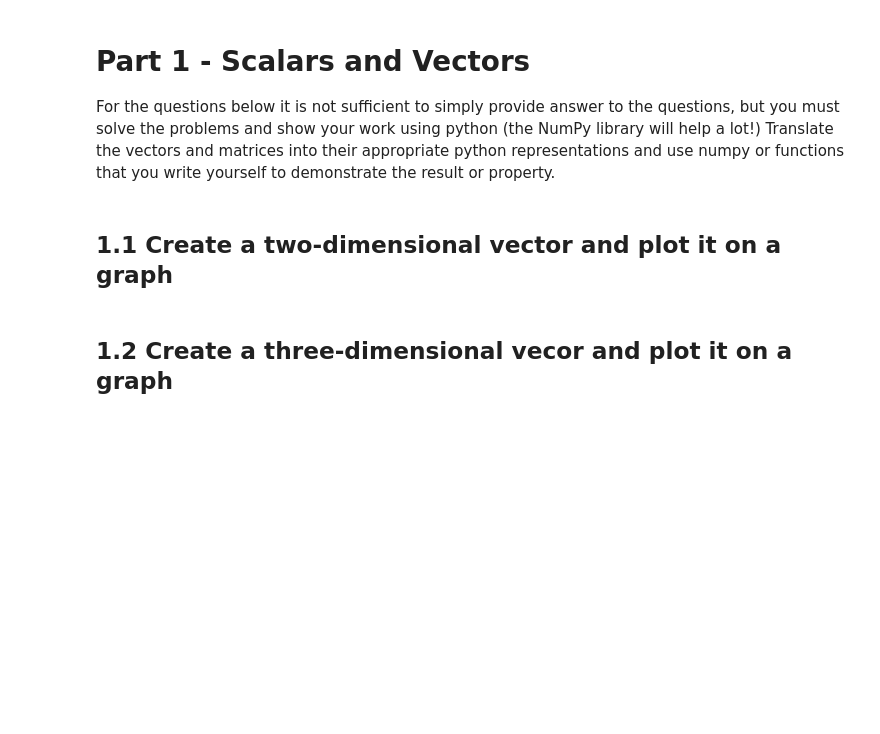
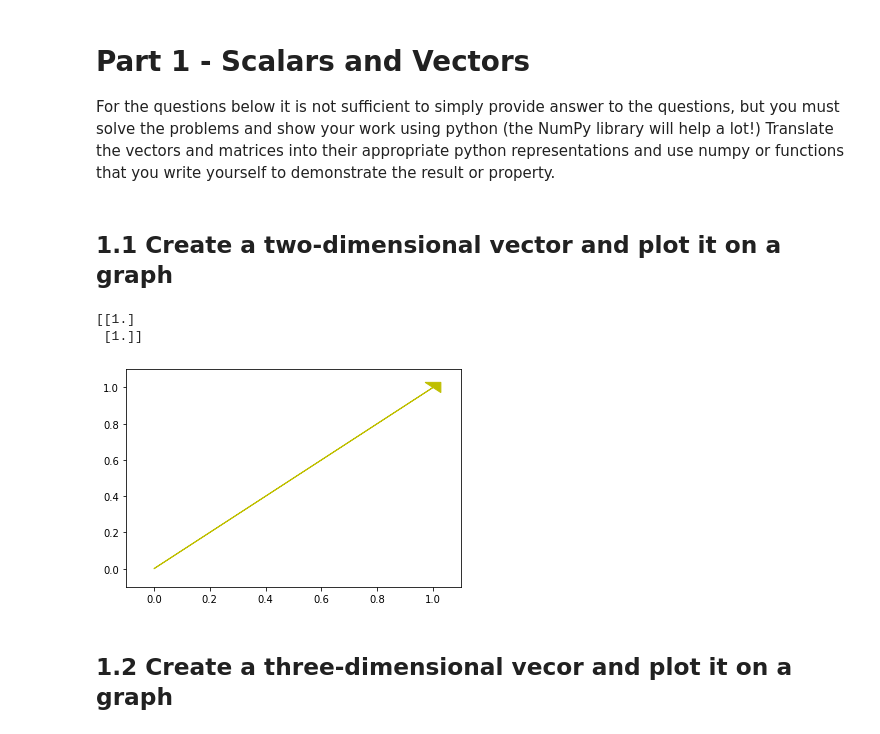
Before and after one commit to bloominstituteoftechnology/DS-Unit-1-Sprint-3-Linear-Algebra, a Jupyter notebook: module1-vectors-and-matrices/LS_DS_131_Vectors_and_Matrices_Assignment.ipynb, the cells around one changed output. Drawn from its saved outputs; the diff is of its cells as text; code cells hidden in the pictures; blank space fills up the shorter version.

```diff
--- a/module1-vectors-and-matrices/LS_DS_131_Vectors_and_Matrices_Assignment.ipynb
+++ b/module1-vectors-and-matrices/LS_DS_131_Vectors_and_Matrices_Assignment.ipynb
@@ -9,2 +9,16 @@ pull change
+# %%
+import numpy as np
+two_d_vec = np.ones((2,1))
+# %% [output]
+[[1.]
+ [1.]]
+# %%
+import matplotlib.pyplot as plt
+plt.arrow(0, 0, two_d_vec[0][0], two_d_vec[1][0], head_width=0.08, head_length=0.04, color = 'y')
+plt.ylim((-0.1, 1.1))
+plt.xlim((-0.1, 1.1))
+plt.show()
+# %% [output]
+[figure, added]
 # %% [markdown]
 ## 1.2 Create a three-dimensional vecor and plot it on a graph
```
Also changed, not shown: parts of 20 cells of this notebook.
